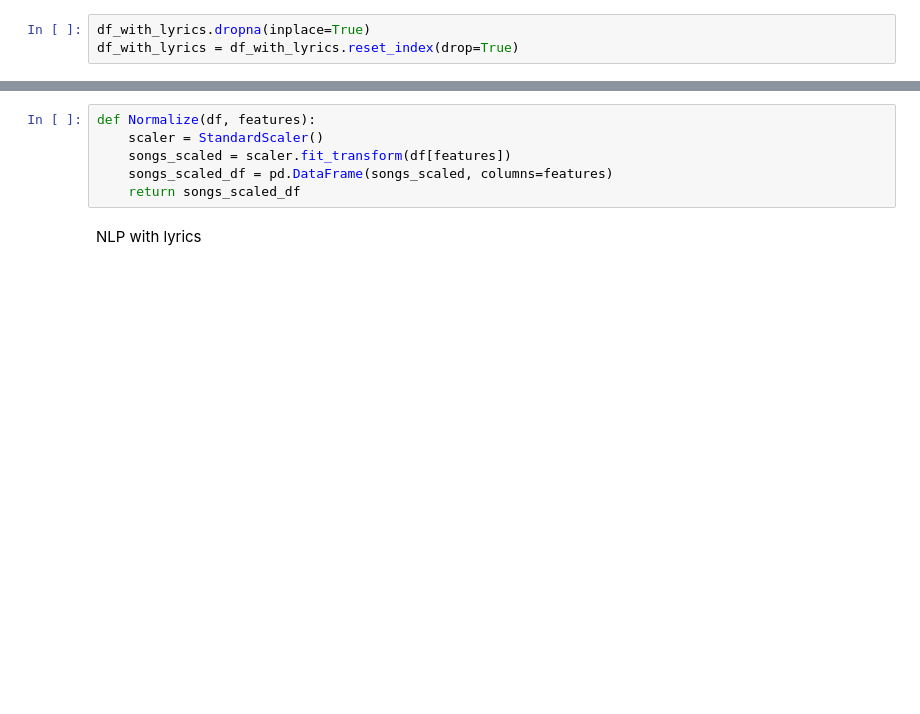
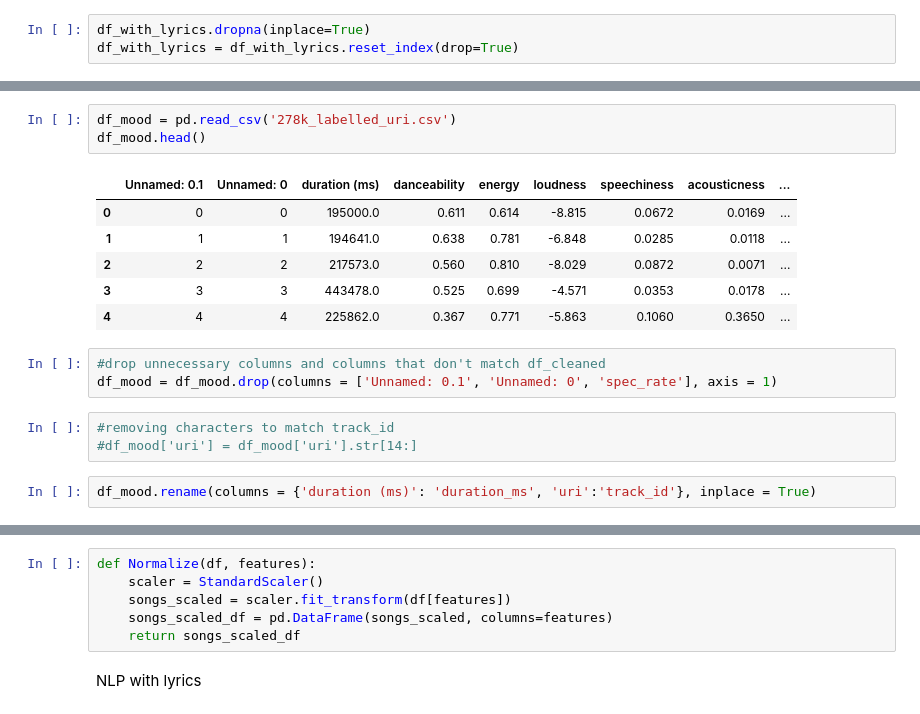
Before and after one commit to yuneihlaing/music_recommender, a Jupyter notebook: MR_Project.ipynb, the cells around one changed output, grey strips where cells are left out. Drawn from its saved outputs; the diff is of its cells as text; blank space fills up the shorter version.

```diff
--- a/MR_Project.ipynb
+++ b/MR_Project.ipynb
@@ -139,0 +144,18 @@ df_with_lyrics.shape
+# %%
+df_mood = pd.read_csv('278k_labelled_uri.csv')
+df_mood.head()
+# %% [output]
+|  | Unnamed: 0.1 | Unnamed: 0 | duration (ms) | danceability | energy | loudness | speechiness | acousticness | ... |
+| 0 | 0 | 0 | 195000.0 | 0.611 | 0.614 | -8.815 | 0.0672 | 0.0169 | ... |
+| 1 | 1 | 1 | 194641.0 | 0.638 | 0.781 | -6.848 | 0.0285 | 0.0118 | ... |
+| 2 | 2 | 2 | 217573.0 | 0.560 | 0.810 | -8.029 | 0.0872 | 0.0071 | ... |
+| 3 | 3 | 3 | 443478.0 | 0.525 | 0.699 | -4.571 | 0.0353 | 0.0178 | ... |
+| 4 | 4 | 4 | 225862.0 | 0.367 | 0.771 | -5.863 | 0.1060 | 0.3650 | ... |
+# %%
+#drop unnecessary columns and columns that don't match df_cleaned
+df_mood = df_mood.drop(columns = ['Unnamed: 0.1', 'Unnamed: 0', 'spec_rate'], axis = 1)
+# %%
+#removing characters to match track_id
+#df_mood['uri'] = df_mood['uri'].str[14:]
+# %%
+df_mood.rename(columns = {'duration (ms)': 'duration_ms', 'uri':'track_id'}, inplace = True)
```
Also changed, not shown: parts of 17 cells of this notebook, 1 other file.
